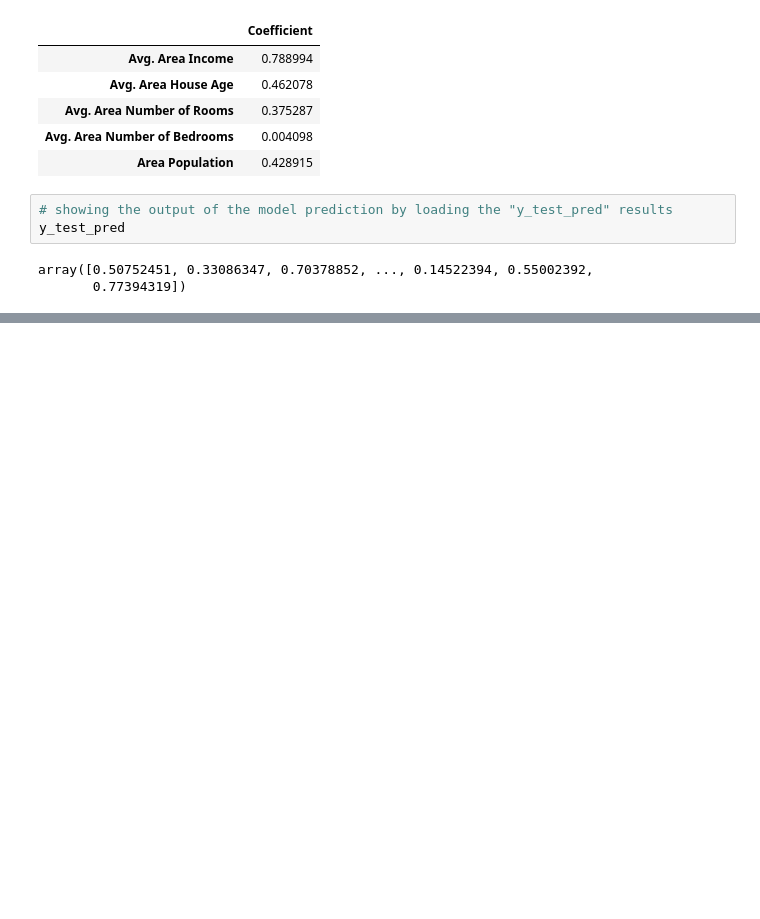
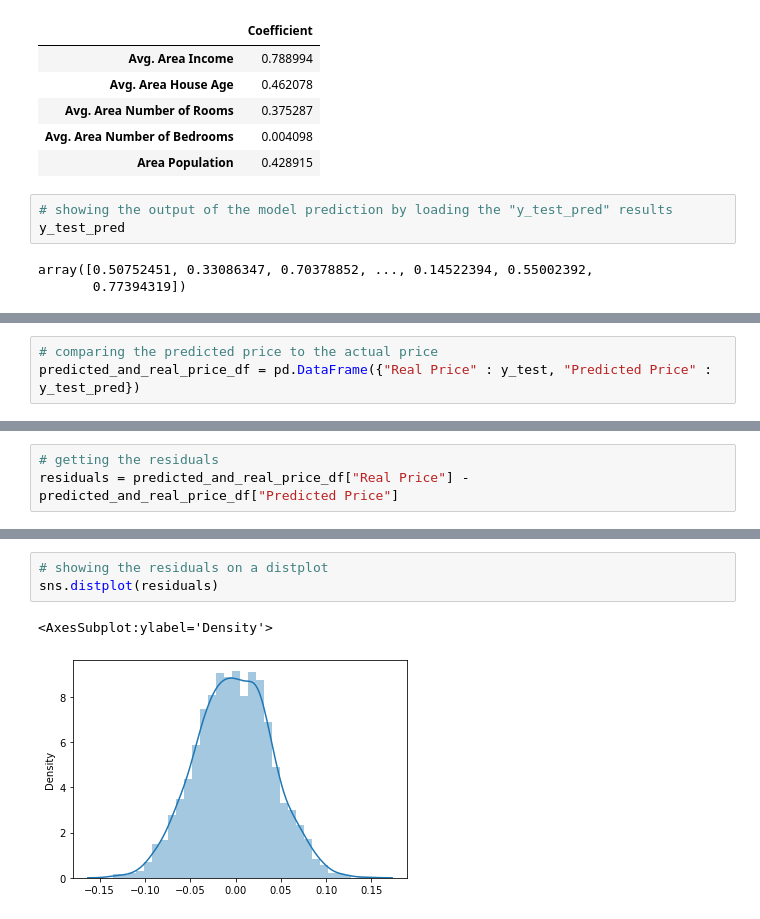
Before and after one commit to odara-rapheal/Weekly-ML-Code-Project-003-Regression-, a Jupyter notebook: Weekly ML Code Project 003 (Regression).ipynb, the cells around one changed output, grey strips where cells are left out. Cells and saved outputs as stored; diff of their text form; blank space fills up the shorter version.

```diff
--- a/Weekly ML Code Project 003 (Regression).ipynb
+++ b/Weekly ML Code Project 003 (Regression).ipynb
@@ -203,0 +229,3 @@ array([0.50752451, 0.33086347, 0.70378852, ..., 0.14522394, 0.55002392,
+# %%
+# comparing the predicted price to the actual price
+predicted_and_real_price_df = pd.DataFrame({"Real Price" : y_test, "Predicted Price" : y_test_pred})
@@ -203,0 +253,3 @@ array([0.50752451, 0.33086347, 0.70378852, ..., 0.14522394, 0.55002392,
+# %%
+# getting the residuals
+residuals = predicted_and_real_price_df["Real Price"] - predicted_and_real_price_df["Predicted Price"]
@@ -203,0 +280,6 @@ array([0.50752451, 0.33086347, 0.70378852, ..., 0.14522394, 0.55002392,
+# %%
+# showing the residuals on a distplot
+sns.distplot(residuals)
+# %% [output]
+<AxesSubplot:ylabel='Density'>
+[figure, added]
```
Also changed, not shown: parts of 6 cells of this notebook.
